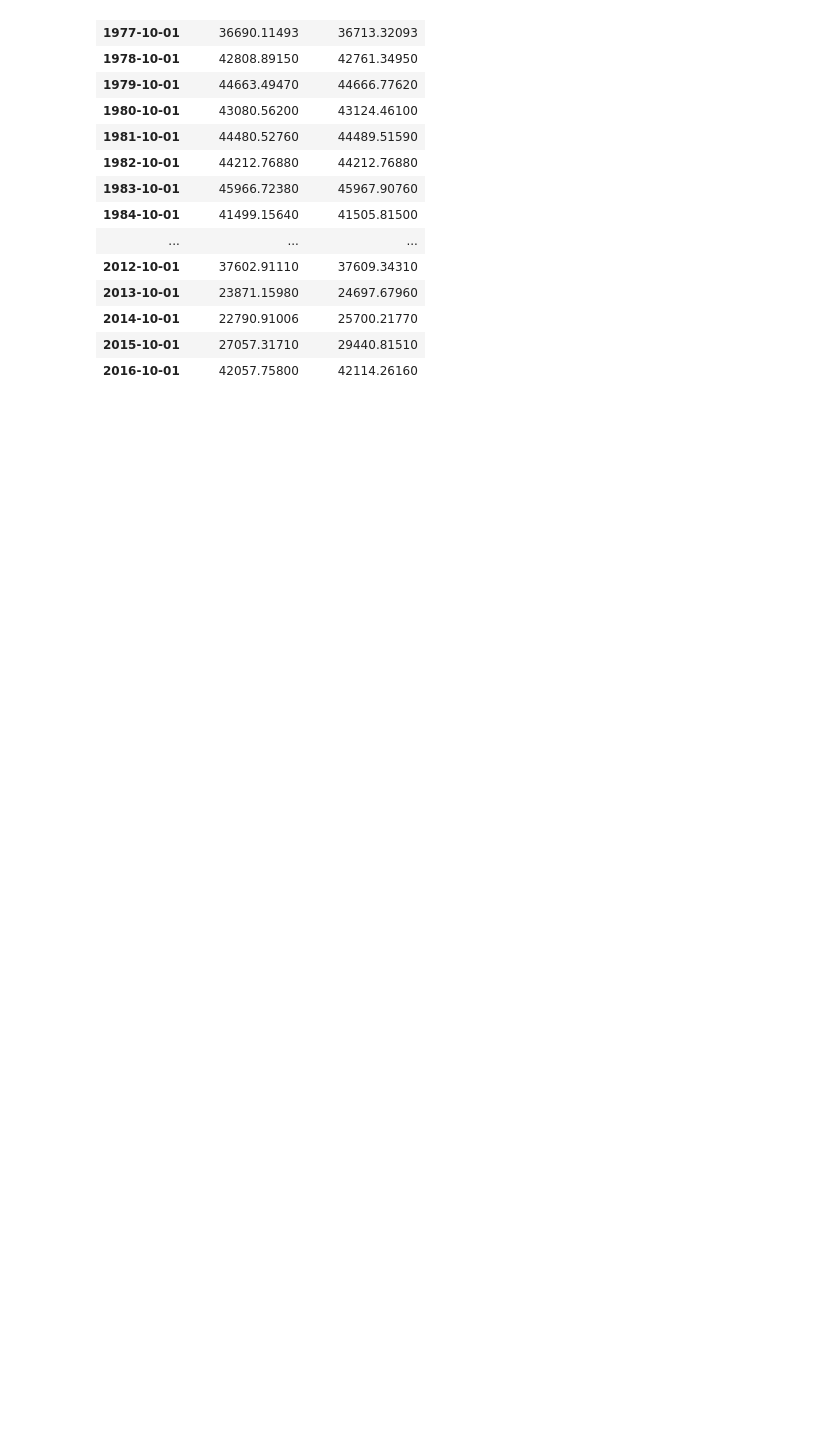
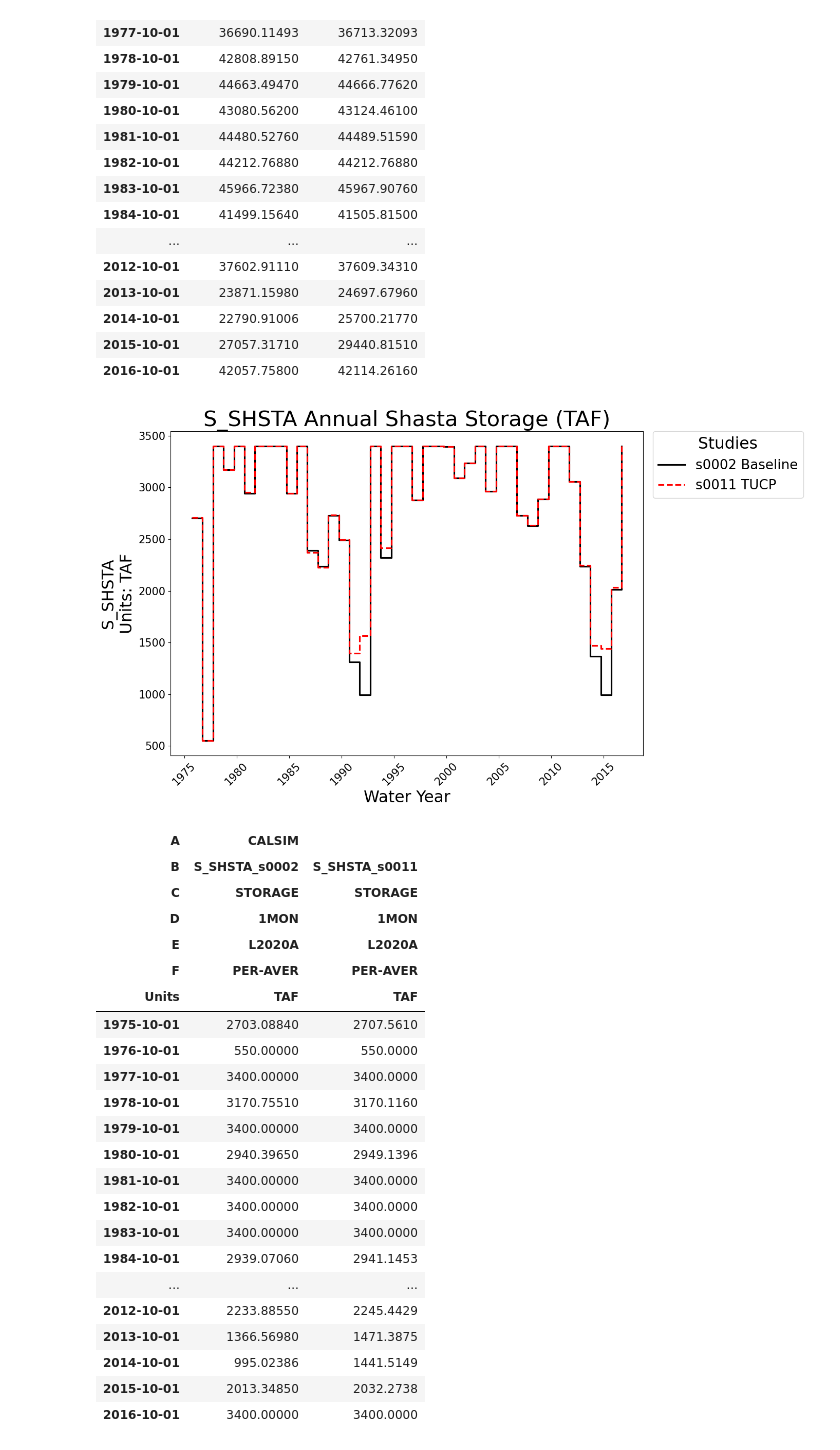
Before and after one commit to maramahmedd/coeqwal, a Jupyter notebook: notebooks/Metrics020525.ipynb, the cells around one changed output. Drawn from its saved outputs; the diff is of its cells as text; code cells hidden in the pictures; blank space fills up the shorter version.

```diff
--- a/notebooks/Metrics020525.ipynb
+++ b/notebooks/Metrics020525.ipynb
@@ -243,6 +243,45 @@ pu.plot_annual_totals(
 | 2014-10-01 | 22790.91006 | 25700.21770 |
 | 2015-10-01 | 27057.31710 | 29440.81510 |
 | 2016-10-01 | 42057.75800 | 42114.26160 |
+# %%
+pu.plot_annual_totals(
+    shasta_taf_df,
+    xLab="Water Year",
+    pTitle="Annual Shasta Storage (TAF)",
+    study_list=[2,11],
+    months = [9],
+    start_date="1975-10-31",
+    end_date="2017-09-30",
+    scenario_styles=scenario_styles_baseline_tucp,
+    pSave=True,
+    fPath=plots_path,
+    fTitle="shasta_annual_1975_2017_sep"
+)
+# %% [output]
+[figure, added]
+| A | CALSIM |  |
+| B | S_SHSTA_s0002 | S_SHSTA_s0011 |
+| C | STORAGE | STORAGE |
+| D | 1MON | 1MON |
+| E | L2020A | L2020A |
+| F | PER-AVER | PER-AVER |
+| Units | TAF | TAF |
+| 1975-10-01 | 2703.08840 | 2707.5610 |
+| 1976-10-01 | 550.00000 | 550.0000 |
+| 1977-10-01 | 3400.00000 | 3400.0000 |
+| 1978-10-01 | 3170.75510 | 3170.1160 |
+| 1979-10-01 | 3400.00000 | 3400.0000 |
+| 1980-10-01 | 2940.39650 | 2949.1396 |
+| 1981-10-01 | 3400.00000 | 3400.0000 |
+| 1982-10-01 | 3400.00000 | 3400.0000 |
+| 1983-10-01 | 3400.00000 | 3400.0000 |
+| 1984-10-01 | 2939.07060 | 2941.1453 |
+| ... | ... | ... |
+| 2012-10-01 | 2233.88550 | 2245.4429 |
+| 2013-10-01 | 1366.56980 | 1471.3875 |
+| 2014-10-01 | 995.02386 | 1441.5149 |
+| 2015-10-01 | 2013.34850 | 2032.2738 |
+| 2016-10-01 | 3400.00000 | 3400.0000 |
 # %%
 pu.annualize_exceedance_plot(
     df,
```
Also changed, not shown: parts of 2 cells of this notebook, 1 other file.
